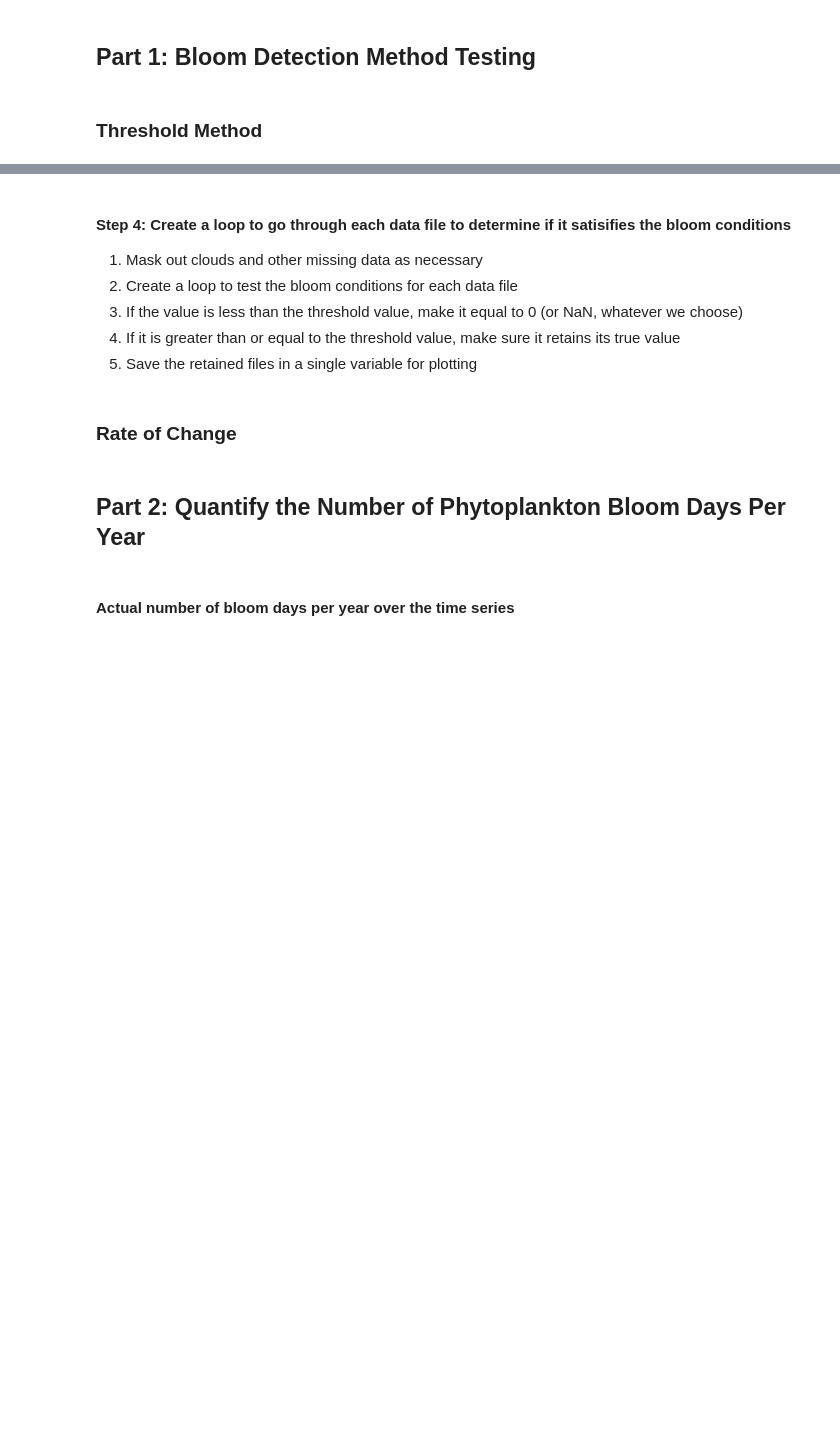
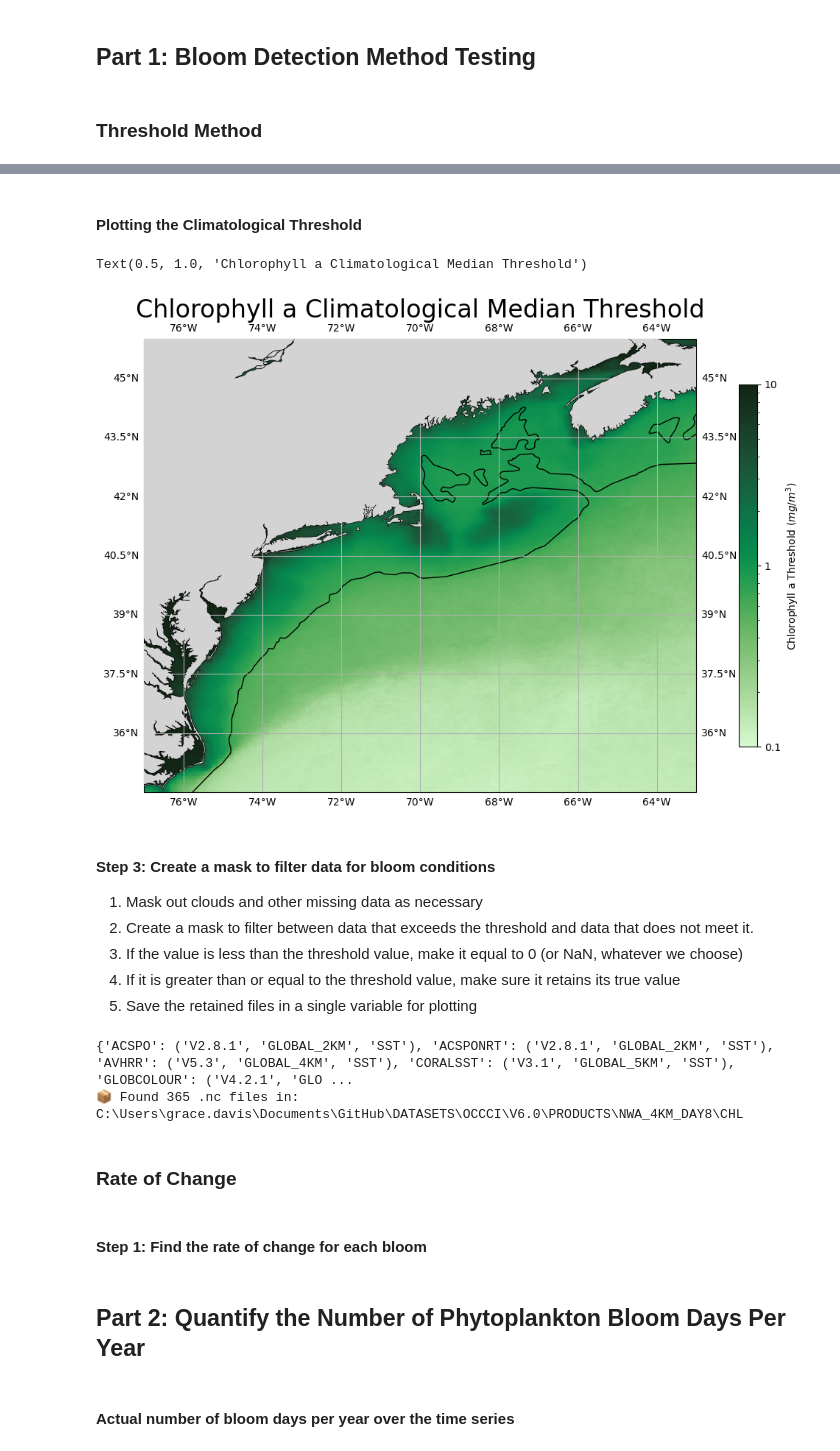
Before and after one commit to gdavis5/phytoplankton_Hollings_project, a Jupyter notebook: Phytoplankton_Phenology_NWA.ipynb, the cells around one changed output, grey strips where cells are left out. Cells and saved outputs as stored; diff of their text form; code cells hidden in the pictures; blank space fills up the shorter version.

Commit message:
Update Phytoplankton_Phenology_NWA.ipynb
Added code for threshold bloom detection and creating a year-long time series with climatology threshold and year data

```diff
--- a/Phytoplankton_Phenology_NWA.ipynb
+++ b/Phytoplankton_Phenology_NWA.ipynb
@@ -34 +35,15 @@ import rioxarray
 1. Create a variable for the threshold value
+# %%
+#Define a function to return the threshold value based on the regional climatology.
+def threshold_value(thld = 0.05, path = None):
+    if path == None:
+        file = get_prod_files('CHL',mapping='NWS',period='ANNUAL') #finds path for the annual climatology file
+        base_ds = xr.open_dataset(file[0]) #opens netCDF file
+    else:
+        base_ds = xr.open_dataset(path)
+    median_CHL = base_ds.CHL_median #grabs CHL_median variable
+    thld_value = median_CHL*(1+thld) #Sets threshold value per latitude and longitude point
+    return(thld_value)
+
+clim_med = threshold_value()
+print(clim_med)
@@ -35,12 +68,64 @@ import rioxarray
+# %% [markdown]
+#### Plotting the Climatological Threshold
+# %%
+#Plotting the threshold values
+clim_med = clim_med.squeeze()
+from matplotlib.colors import LogNorm
+bathym = cfeature.NaturalEarthFeature(name='bathymetry_K_200', scale='10m', category='physical')
+bathym=unary_union(list(bathym.geometries()))
+fig = plt.figure(figsize=(15,8))
+map_projection = cartopy.crs.PlateCarree()
+ax = plt.axes(projection=map_projection)
+im = plt.pcolormesh(clim_med.lon,
+                    clim_med.lat,
+                    clim_med,
+                    cmap=cmocean.cm.algae,
+                    norm=LogNorm(vmin=0.1, vmax=10.0)
+)
+custom_ticks = [0.1,1,10]
+cb = plt.colorbar(im,shrink=0.8,label='Chlorophyll a Threshold ($mg/m^3$)',ticks=custom_ticks,format='%g') #$ $ makes it a LaTEX function so it actually formats as an equation
+
+#Add coastlines
+ax.add_feature(cartopy.feature.COASTLINE, linewidth=1)
+#Add land mask
+ax.add_feature(cartopy.feature.LAND, zorder=100, facecolor='lightgrey')
+#Add bathymetry line
+ax.add_geometries(bathym, facecolor='none', edgecolor='black', crs=cartopy.crs.PlateCarree()) #Adding the shelf break line
+ax.set_extent([-77,-63,34.5,46])
+ax.set_xlabel('Longitude ($^o$)', fontsize=12)
+ax.set_ylabel('Latitude ($^o$)', fontsize=12)
+ax.gridlines(draw_labels=True)
+ax.set_title('Chlorophyll a Climatological Median Threshold', fontsize=24)
+# %% [output]
+Text(0.5, 1.0, 'Chlorophyll a Climatological Median Threshold')
+[figure, added]
 # %% [markdown]
-#### Step 4: Create a loop to go through each data file to determine if it satisifies the bloom conditions
+#### Step 3: Create a mask to filter data for bloom conditions
 1. Mask out clouds and other missing data as necessary
-1. Create a loop to test the bloom conditions for each data file
+1. Create a mask to filter between data that exceeds the threshold and data that does not meet it.
 1. If the value is less than the threshold value, make it equal to 0 (or NaN, whatever we choose)
 1. If it is greater than or equal to the threshold value, make sure it retains its true value
 1. Save the retained files in a single variable for plotting
+# %%
+def bloom_mask(path=None):
+    if path == None:
+        files = get_prod_files('CHL',mapping='NWA',period='D8') #Finds all 8 day rolling mean files for NWA
+        ds = xr.open_mfdataset(files)
+    else:
+        ds = xr.open_mfdataset(path)
+    med_CHL = ds.CHL_median #Extracts CHL_mean variable for the files
+    is_bloom_CHL = med_CHL > clim_med #Is the median chl-a in each files greater than the climatological mean? Creates a Boolean array of trues and falses.
+    #is_bloom_CHL = med_CHL.where(med_CHL > clim_med) #Turns false into NaN and trues retain their value
+    return is_bloom_CHL
+
+bloom = bloom_mask()
+# %% [output]
+{'ACSPO': ('V2.8.1', 'GLOBAL_2KM', 'SST'), 'ACSPONRT': ('V2.8.1', 'GLOBAL_2KM', 'SST'), 'AVHRR': ('V5.3', 'GLOBAL_4KM', 'SST'), 'CORALSST': ('V3.1', 'GLOBAL_5KM', 'SST'), 'GLOBCOLOUR': ('V4.2.1', 'GLO ...
+📦 Found 365 .nc files in: C:\Users\grace.davis\Documents\GitHub\DATASETS\OCCCI\V6.0\PRODUCTS\NWA_4KM_DAY8\CHL
 # %% [markdown]
 ### Rate of Change
+# %% [markdown]
+#### Step 1: Find the rate of change for each bloom
 # %% [markdown]
 ## Part 2: Quantify the Number of Phytoplankton Bloom Days Per Year
 # %% [markdown]
```
Also changed, not shown: parts of 10 cells of this notebook.
